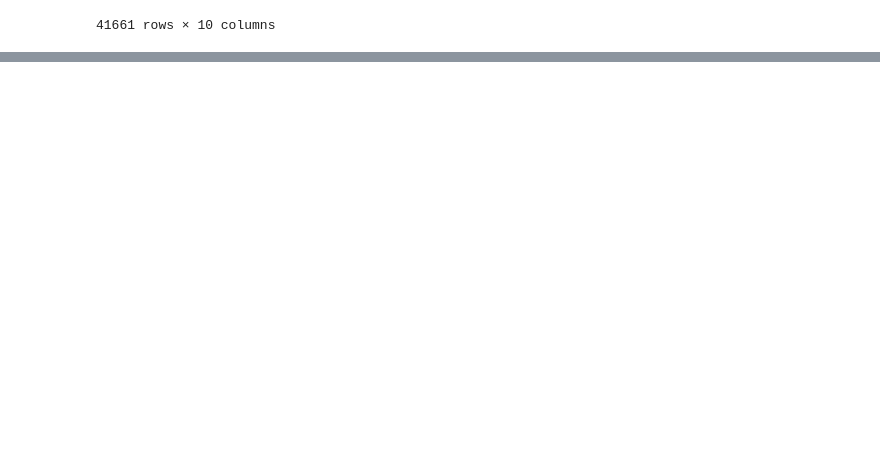
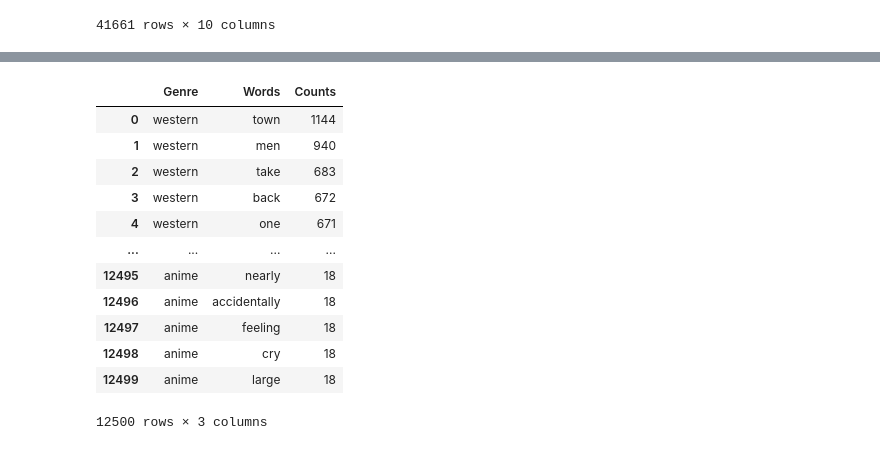
Before and after one commit to erickeagle/Wikipedia-Movies-Data-EDA-NLP-Redcommendation-System-, a Jupyter notebook: Model-Building.ipynb, the cells around one changed output, grey strips where cells are left out. Drawn from its saved outputs; the diff is of its cells as text; code cells hidden in the pictures; blank space fills up the shorter version.

```diff
--- a/Model-Building.ipynb
+++ b/Model-Building.ipynb
@@ -69,0 +67,17 @@ data.sort_values(by='Len_of_Plot')[:40]
+# %%
+data=pd.read_csv("most_frequent_words.csv")
+data
+# %% [output]
+|  | Genre | Words | Counts |
+| 0 | western | town | 1144 |
+| 1 | western | men | 940 |
+| 2 | western | take | 683 |
+| 3 | western | back | 672 |
+| 4 | western | one | 671 |
+| ... | ... | ... | ... |
+| 12495 | anime | nearly | 18 |
+| 12496 | anime | accidentally | 18 |
+| 12497 | anime | feeling | 18 |
+| 12498 | anime | cry | 18 |
+| 12499 | anime | large | 18 |
+12500 rows × 3 columns
```
Also changed, not shown: parts of 16 cells of this notebook, 1 other file.
